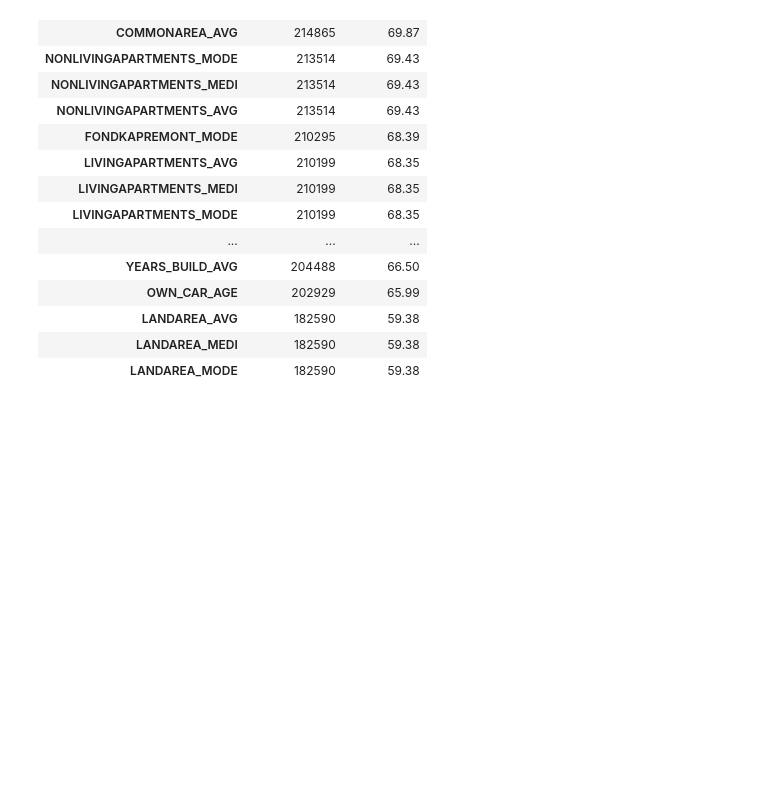
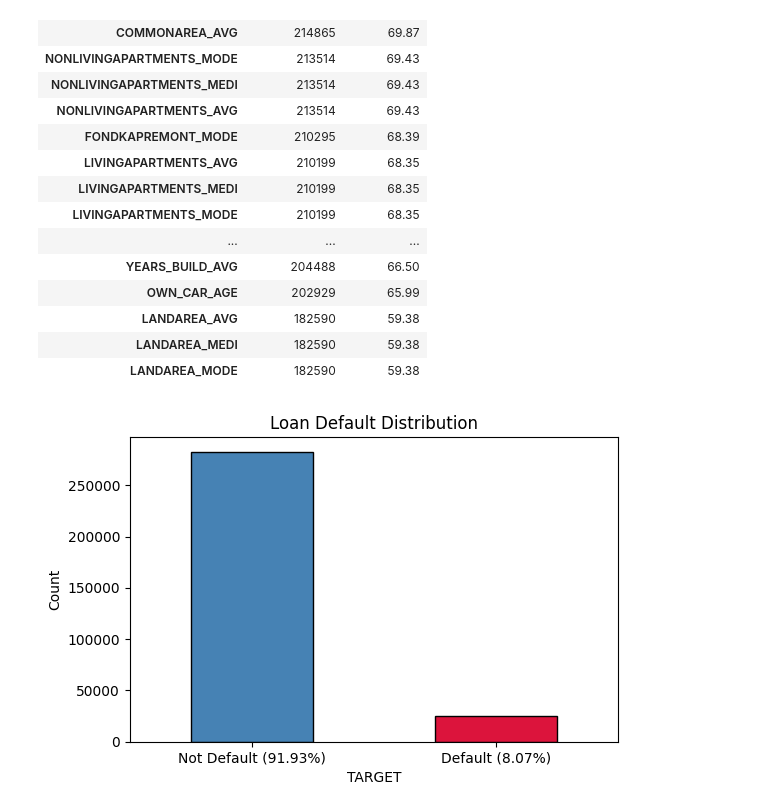
Before and after one commit to aryanparija/Loan-Default-Prediction, a Jupyter notebook: notebooks/01_eda.ipynb, the cells around one changed output. Cells and saved outputs as stored; diff of their text form; code cells hidden in the pictures; blank space fills up the shorter version.

```diff
--- a/notebooks/01_eda.ipynb
+++ b/notebooks/01_eda.ipynb
@@ -64,3 +64,14 @@ missing_df[missing_df.missing_count > 0].sort_values('missing_pct', ascending=Fa
 | LANDAREA_AVG | 182590 | 59.38 |
 | LANDAREA_MEDI | 182590 | 59.38 |
 | LANDAREA_MODE | 182590 | 59.38 |
+# %%
+plt.figure(figsize=(6,4))
+df['TARGET'].value_counts().plot(kind='bar',
+    color=['steelblue','crimson'], edgecolor='black')
+plt.title('Loan Default Distribution')
+plt.xticks([0,1], ['Not Default (91.93%)', 'Default (8.07%)'], rotation=0)
+plt.ylabel('Count')
+plt.tight_layout()
+plt.show()
+# %% [output]
+[figure, added]
```
Also changed, not shown: parts of 4 cells of this notebook.
